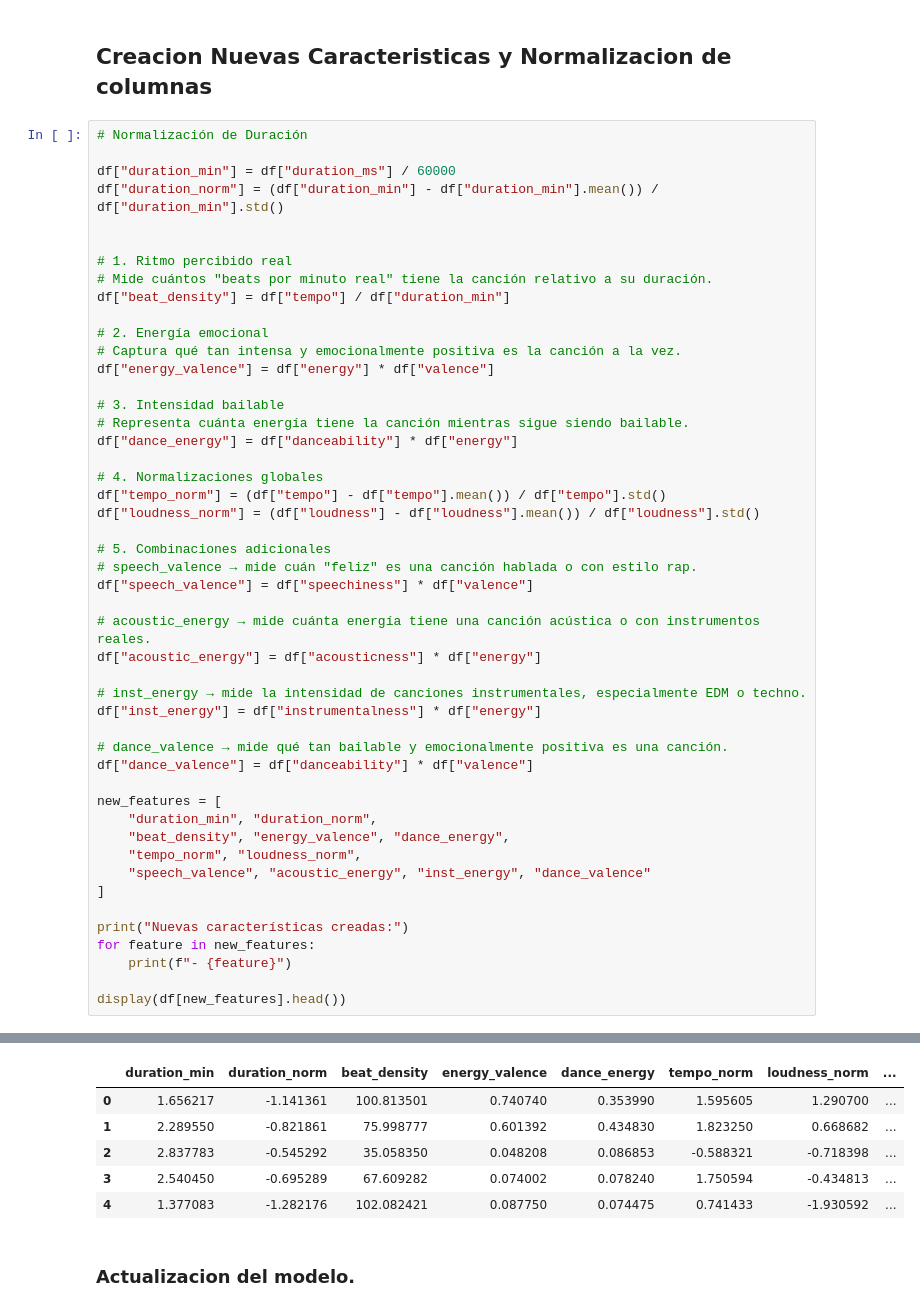
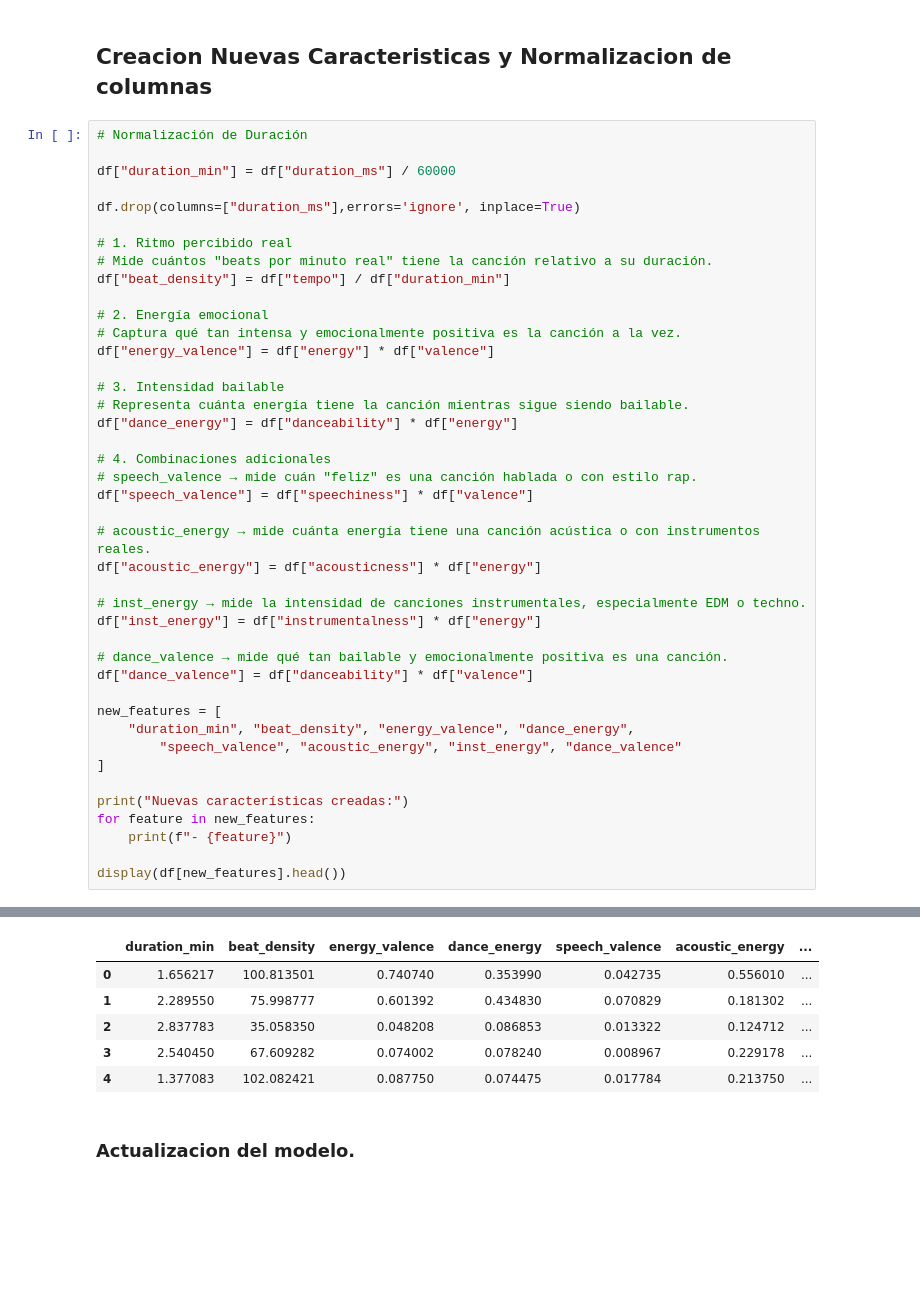
Before and after one commit to jmf-uniandes/pre-training, a Jupyter notebook: notebooks/03_preprocessing.ipynb, the cells around one changed output, grey strips where cells are left out. Drawn from its saved outputs; the diff is of its cells as text; blank space fills up the shorter version.

```diff
--- a/notebooks/03_preprocessing.ipynb
+++ b/notebooks/03_preprocessing.ipynb
@@ -125,8 +69,8 @@ Nuevas características creadas:
 # Normalización de Duración
 
 df["duration_min"] = df["duration_ms"] / 60000
-df["duration_norm"] = (df["duration_min"] - df["duration_min"].mean()) / df["duration_min"].std()
 
+df.drop(columns=["duration_ms"],errors='ignore', inplace=True)
 
 # 1. Ritmo percibido real
 # Mide cuántos "beats por minuto real" tiene la canción relativo a su duración.
@@ -140,11 +84,7 @@ df["energy_valence"] = df["energy"] * df["valence"]
 # Representa cuánta energía tiene la canción mientras sigue siendo bailable.
 df["dance_energy"] = df["danceability"] * df["energy"]
 
-# 4. Normalizaciones globales
-df["tempo_norm"] = (df["tempo"] - df["tempo"].mean()) / df["tempo"].std()
-df["loudness_norm"] = (df["loudness"] - df["loudness"].mean()) / df["loudness"].std()
-
-# 5. Combinaciones adicionales
+# 4. Combinaciones adicionales
 # speech_valence → mide cuán "feliz" es una canción hablada o con estilo rap.
 df["speech_valence"] = df["speechiness"] * df["valence"]
 
@@ -158,10 +98,8 @@ df["inst_energy"] = df["instrumentalness"] * df["energy"]
 df["dance_valence"] = df["danceability"] * df["valence"]
 
 new_features = [
-    "duration_min", "duration_norm",
-    "beat_density", "energy_valence", "dance_energy",
-    "tempo_norm", "loudness_norm",
-    "speech_valence", "acoustic_energy", "inst_energy", "dance_valence"
+    "duration_min", "beat_density", "energy_valence", "dance_energy",
+        "speech_valence", "acoustic_energy", "inst_energy", "dance_valence"
 ]
 
 print("Nuevas características creadas:")
@@ -181,13 +116,13 @@ Nuevas características creadas:
 - speech_valence
 - acoustic_energy
 - inst_energy
 - dance_valence
-|  | duration_min | duration_norm | beat_density | energy_valence | dance_energy | tempo_norm | loudness_norm | ... |
-| 0 | 1.656217 | -1.141361 | 100.813501 | 0.740740 | 0.353990 | 1.595605 | 1.290700 | ... |
-| 1 | 2.289550 | -0.821861 | 75.998777 | 0.601392 | 0.434830 | 1.823250 | 0.668682 | ... |
-| 2 | 2.837783 | -0.545292 | 35.058350 | 0.048208 | 0.086853 | -0.588321 | -0.718398 | ... |
-| 3 | 2.540450 | -0.695289 | 67.609282 | 0.074002 | 0.078240 | 1.750594 | -0.434813 | ... |
-| 4 | 1.377083 | -1.282176 | 102.082421 | 0.087750 | 0.074475 | 0.741433 | -1.930592 | ... |
+|  | duration_min | beat_density | energy_valence | dance_energy | speech_valence | acoustic_energy | ... |
+| 0 | 1.656217 | 100.813501 | 0.740740 | 0.353990 | 0.042735 | 0.556010 | ... |
+| 1 | 2.289550 | 75.998777 | 0.601392 | 0.434830 | 0.070829 | 0.181302 | ... |
+| 2 | 2.837783 | 35.058350 | 0.048208 | 0.086853 | 0.013322 | 0.124712 | ... |
+| 3 | 2.540450 | 67.609282 | 0.074002 | 0.078240 | 0.008967 | 0.229178 | ... |
+| 4 | 1.377083 | 102.082421 | 0.087750 | 0.074475 | 0.017784 | 0.213750 | ... |
 # %% [markdown]
 ### Actualizacion del modelo.
 # %%
```
Also changed, not shown: parts of 8 cells of this notebook, 35 other files.
